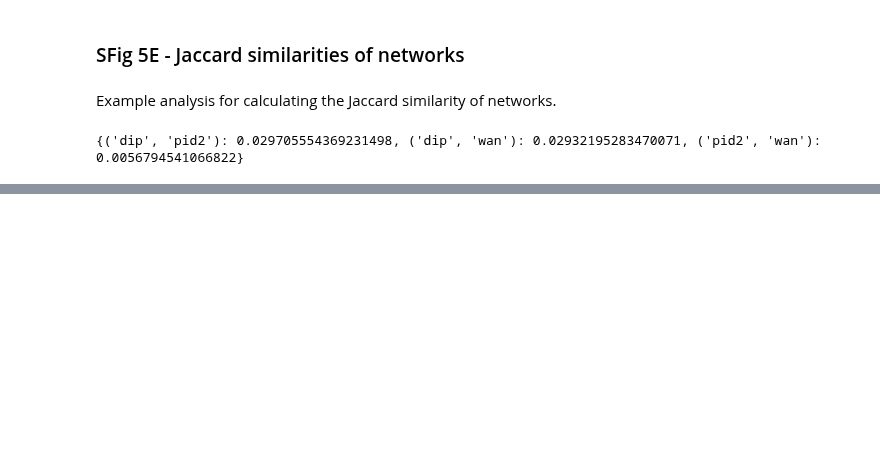
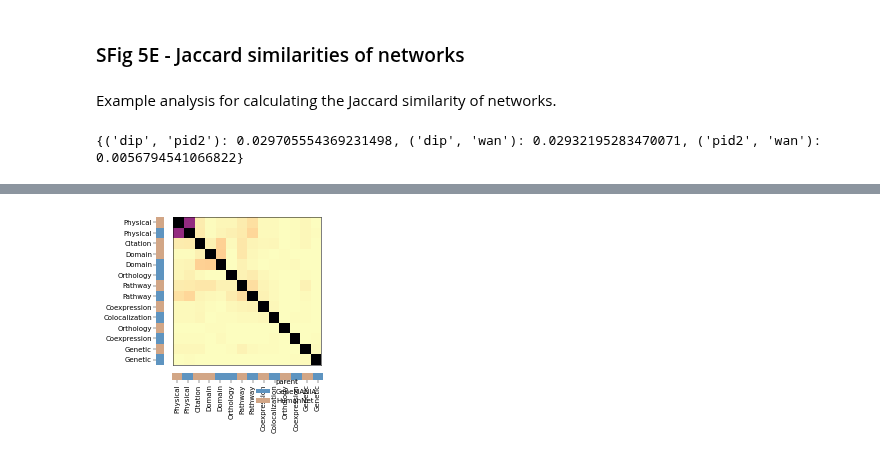
Before and after one commit to sarah-n-wright/Network_Evaluation_Tools, a Jupyter notebook: StateOfTheInteractomes_Notebooks/3_Gene_Set_Recovery.ipynb, the cells around one changed output, grey strips where cells are left out. Drawn from its saved outputs; the diff is of its cells as text; code cells hidden in the pictures; blank space fills up the shorter version.

```diff
--- a/StateOfTheInteractomes_Notebooks/3_Gene_Set_Recovery.ipynb
+++ b/StateOfTheInteractomes_Notebooks/3_Gene_Set_Recovery.ipynb
@@ -581,3 +559,6 @@ for i, pref1 in enumerate(stats.prefixes):
 print(J)
 # %% [output]
 {('dip', 'pid2'): 0.029705554369231498, ('dip', 'wan'): 0.02932195283470071, ('pid2', 'wan'): 0.0056794541066822}
+# %%
+## TODO plot all Jaccard?
+j_df = pd.read_csv(os.path.join(gitdir, 'StateOfTheInteractomes_Notebooks/Data/FigS5E_Jaccard_mat.tsv'), sep='\t', index_col=0)
@@ -583,0 +584,4 @@ print(J)
+# %%
+all_mat = j_df.loc[:, ([x for x in j_df.columns if x in j_df.index.values])]
+# %%
+parents = j_df.loc[:, ('parent', 'height')].reset_index()
@@ -583,0 +606,43 @@ print(J)
+# %%
+_, [[ax1, ax2], [ax3, ax4]] = plt.subplots(nrows=2, ncols=2, sharex=False, sharey=False, figsize=(3,3),
+                                           gridspec_kw={'wspace':0.1, 'hspace':0.1, 'height_ratios':[1,  0.05],
+                                                        'width_ratios':[0.05, 1]})
+cg = sns.clustermap(all_mat, cmap='RdPu', vmin=0, vmax=0.65, method='ward')
+plt.close()
+sns.heatmap(all_mat.iloc[cg.dendrogram_row.reordered_ind, cg.dendrogram_col.reordered_ind], cmap='magma_r', vmin=0,
+            vmax=1, square=True, ax = ax2, cbar_kws={'shrink':0.5}, cbar=False)
+
+sns.barplot(parents.iloc[cg.dendrogram_row.reordered_ind], x ='height', y='type1', hue='parent', ax=ax1, orient='h',
+            saturation=1, palette=['#5e94c0','#d2a686' ],
+            hue_order = ['GeneMANIA', 'HumanNet'], width=1, legend=False)
+sns.barplot(parents.iloc[cg.dendrogram_row.reordered_ind], y ='height', x='type1', hue='parent', ax=ax4, orient='v',
+            saturation=1, palette=['#5e94c0','#d2a686' ],
+            hue_order = ['GeneMANIA', 'HumanNet'], width=1)
+ax2.set_xticks([])
+ax2.set_yticks([])
+ax1.set_xlim(0,1)
+ax1.set_xticks([])
+ax4.set_ylim(0,1)
+ax4.set_yticks([])
+_ = ax4.set_xticklabels(labels=[all_mat.index[x].split('_')[0] for x in cg.dendrogram_col.reordered_ind], rotation=90)
+_ = ax1.set_yticklabels(labels=[all_mat.columns[x].split('_')[0] for x in cg.dendrogram_row.reordered_ind])
+for ax in [ax1, ax2, ax4, ax3]:
+    ax.set_xlabel('')
+    ax.set_ylabel('')
+
+for ax in [ax1, ax3, ax4]:
+    ax.spines['left'].set_visible(False)
+    ax.spines['top'].set_visible(False)
+    ax.spines['bottom'].set_visible(False)
+    ax.spines['right'].set_visible(False)
+
+ax2.spines['left'].set_visible(True)
+ax2.spines['top'].set_visible(True)
+ax2.spines['bottom'].set_visible(True)
+ax2.spines['right'].set_visible(True)
+
+ax3.set_xticks([])
+ax3.set_yticks([])
+plt.savefig(os.path.join(figdir, 'FigS5E_Pair Jaccard_fixed_cbar.jpg'), dpi=300, bbox_inches='tight')
+# %% [output]
+[figure, added]
```
Also changed, not shown: parts of 12 cells of this notebook, 14 other files.
